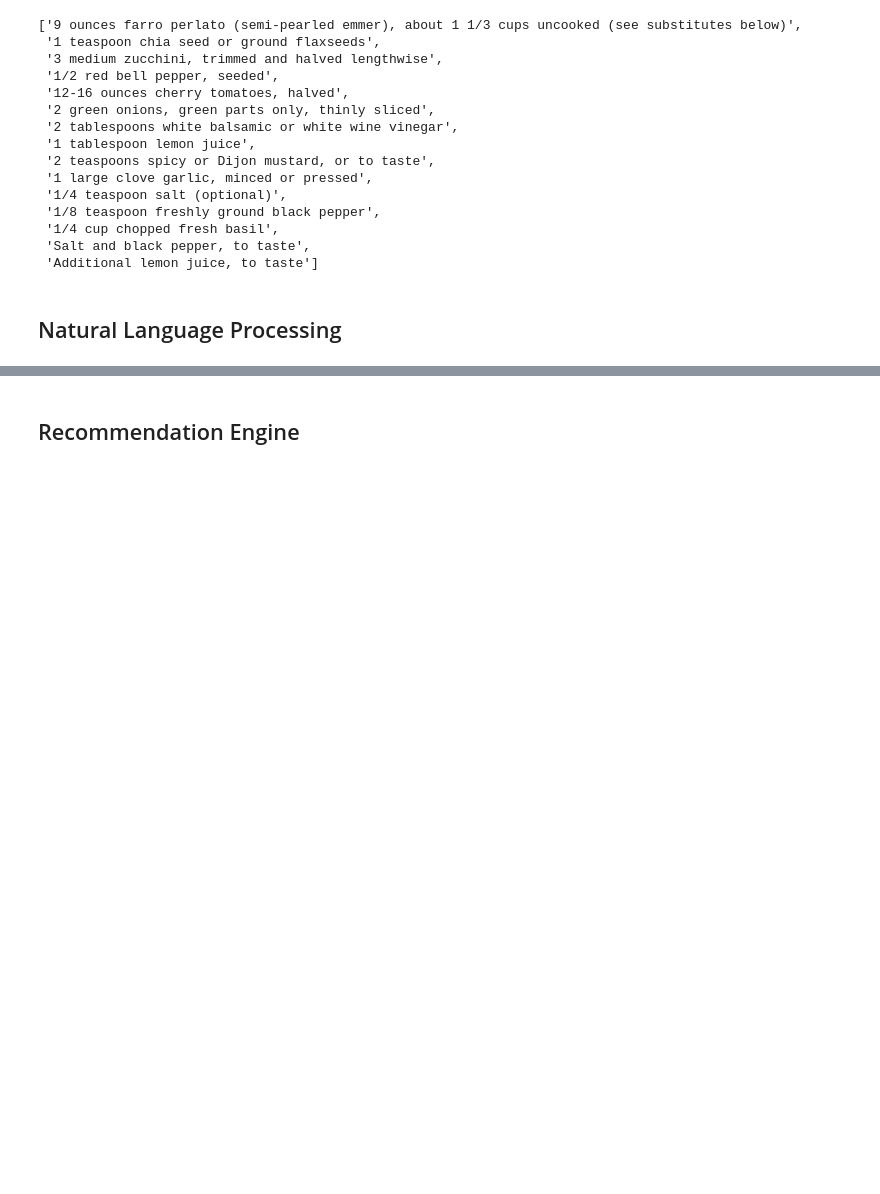
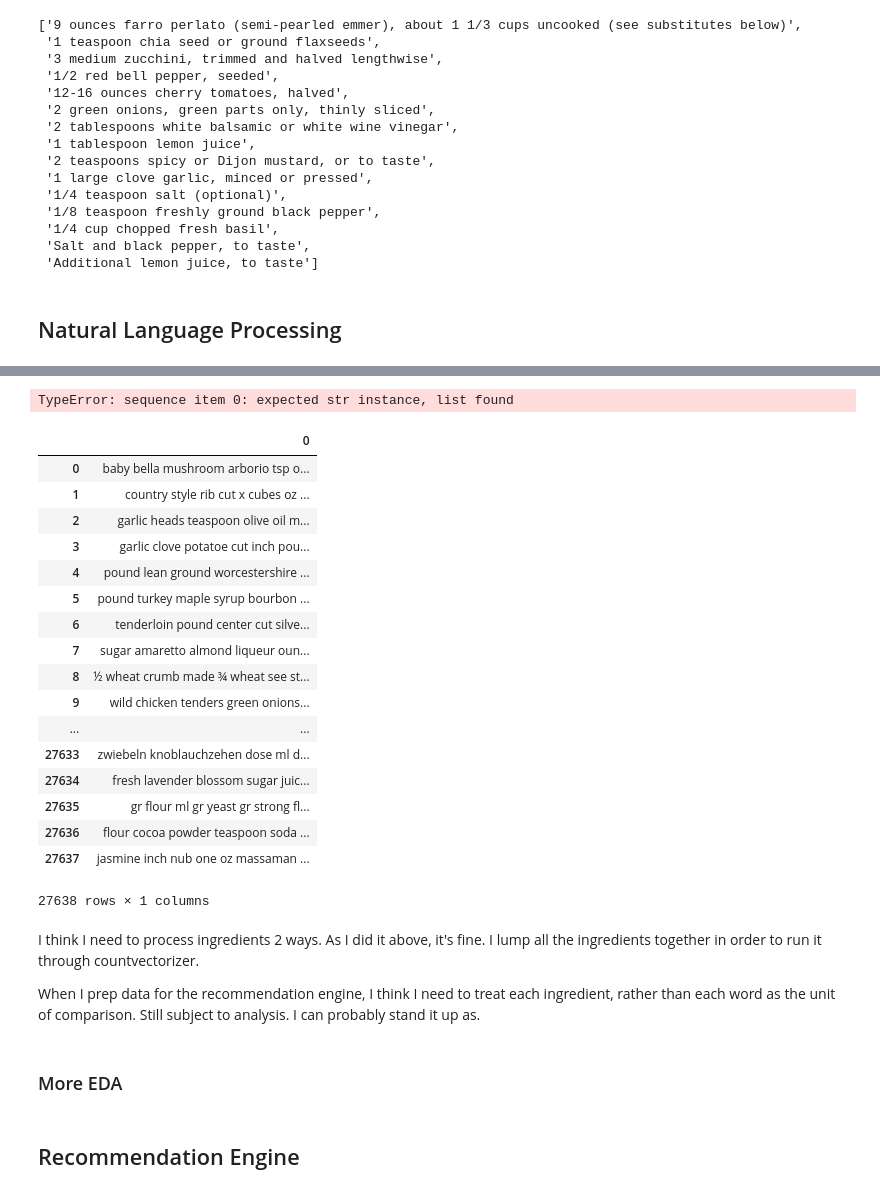
Before and after one commit to mjschillawski/capstone_project, a Jupyter notebook: 00_EDA.ipynb, the cells around one changed output, grey strips where cells are left out. Drawn from its saved outputs; the diff is of its cells as text; code cells hidden in the pictures; blank space fills up the shorter version.

```diff
--- a/00_EDA.ipynb
+++ b/00_EDA.ipynb
@@ -112,0 +303,16 @@ strip spices / pantry items
+# %%
+# word counts
+# get the words that occur most often in recipes
+# these are candidates for removal in order to simplify the axis that we compare recipes
+
+cvec = CountVectorizer()
+cvecdata = cvec.fit_transform(recipes[0])
+
+cvec_dense  = pd.DataFrame(cvecdata.todense(),
+             columns=cvec.get_feature_names())
+
+word_count = cvec_dense.sum(axis=0)
+cw = word_count.sort_values(ascending = False)
+print(cw[0:100])
+
+cw_dict = dict(cw)
@@ -112,0 +383,2 @@ strip spices / pantry items
+# %%
+keep, drop, remain = eval_words(cw)
@@ -112,0 +407,7 @@ strip spices / pantry items
+# %%
+num_cores = multiprocessing.cpu_count()
+inputs = short_recipes['ingredientLines']
+
+if __name__ == "__main__":
+    recipes = Parallel(n_jobs=num_cores)(delayed(multi_process_ingredients)(i,join=0,nondescript=1,drop_words=drop)
+                                                 for i in inputs)
@@ -112,0 +428,32 @@ strip spices / pantry items
+# %%
+recipes = ["|".join(recipe) for recipe in recipes]
+recipes = pd.DataFrame(recipes)
+# %% [output]
+TypeError: sequence item 0: expected str instance, list found
+# %%
+recipes
+# %% [output]
+|  | 0 |
+| 0 | baby bella mushroom arborio tsp o... |
+| 1 | country style rib cut x cubes oz ... |
+| 2 | garlic heads teaspoon olive oil m... |
+| 3 | garlic clove potatoe cut inch pou... |
+| 4 | pound lean ground worcestershire ... |
+| 5 | pound turkey maple syrup bourbon ... |
+| 6 | tenderloin pound center cut silve... |
+| 7 | sugar amaretto almond liqueur oun... |
+| 8 | ½ wheat crumb made ¾ wheat see st... |
+| 9 | wild chicken tenders green onions... |
+| ... | ... |
+| 27633 | zwiebeln knoblauchzehen dose ml d... |
+| 27634 | fresh lavender blossom sugar juic... |
+| 27635 | gr flour ml gr yeast gr strong fl... |
+| 27636 | flour cocoa powder teaspoon soda ... |
+| 27637 | jasmine inch nub one oz massaman ... |
+27638 rows × 1 columns
+# %% [markdown]
+I think I need to process ingredients 2 ways. As I did it above, it's fine. I lump all the ingredients together in order to run it through countvectorizer.
+
+When I prep data for the recommendation engine, I think I need to treat each ingredient, rather than each word as the unit of comparison. Still subject to analysis. I can probably stand it up as.
+# %% [markdown]
+### More EDA
```
Also changed, not shown: parts of 22 cells of this notebook, 1 other file.
